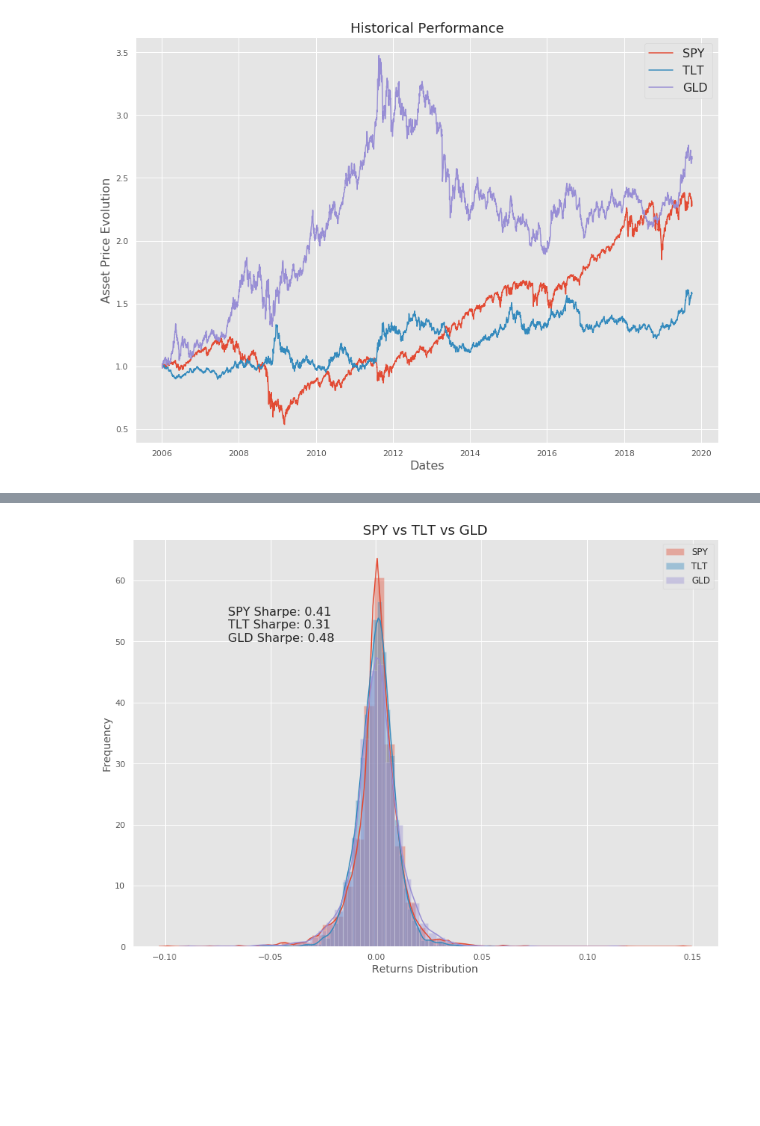
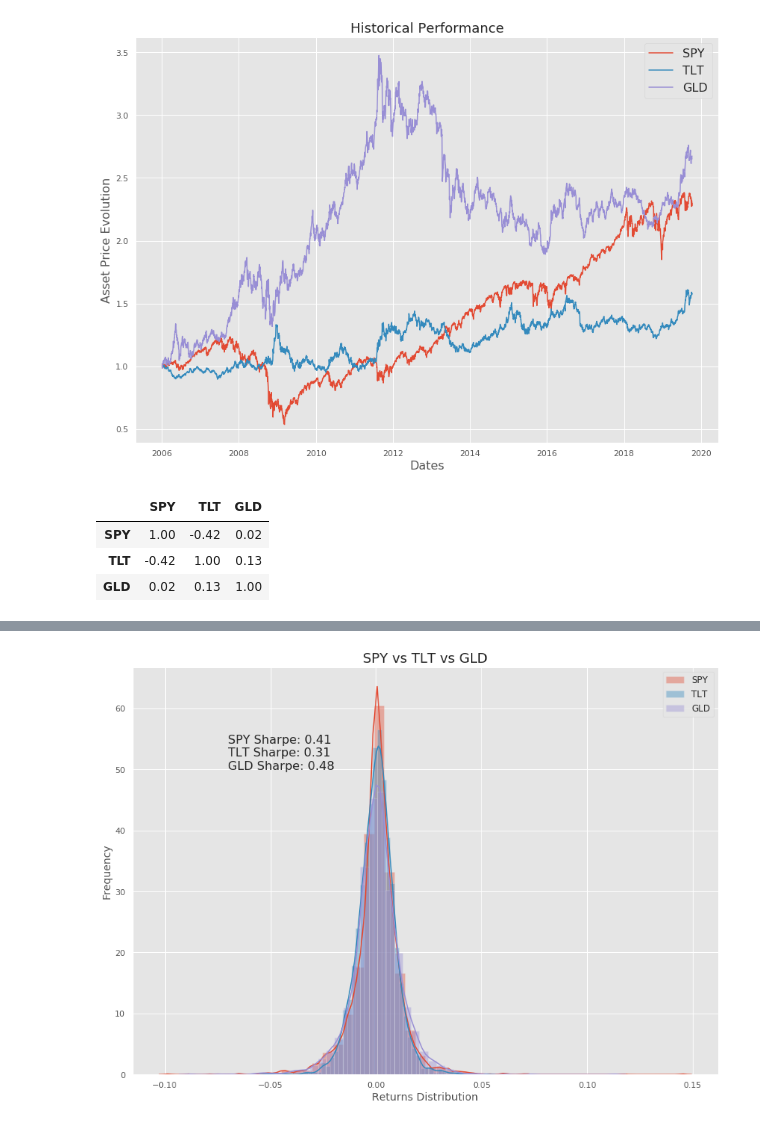
Before and after one commit to wrk1231/EqualCapitalVSEqualRisk, a Jupyter notebook: EqualCapitalVSEqualRisk.ipynb, the cells around one changed output, grey strips where cells are left out. Cells and saved outputs as stored; diff of their text form; code cells hidden in the pictures; blank space fills up the shorter version.

```diff
--- a/EqualCapitalVSEqualRisk.ipynb
+++ b/EqualCapitalVSEqualRisk.ipynb
@@ -99 +111,8 @@ cov_series = returns.rolling(window = FREQ).cov() * ONEYEARDAYS
+# %%
+np.round(returns.corr(),2)
+# %% [output]
+|  | SPY | TLT | GLD |
+| SPY | 1.00 | -0.42 | 0.02 |
+| TLT | -0.42 | 1.00 | 0.13 |
+| GLD | 0.02 | 0.13 | 1.00 |
 # %%
```
Also changed, not shown: parts of 23 cells of this notebook.
